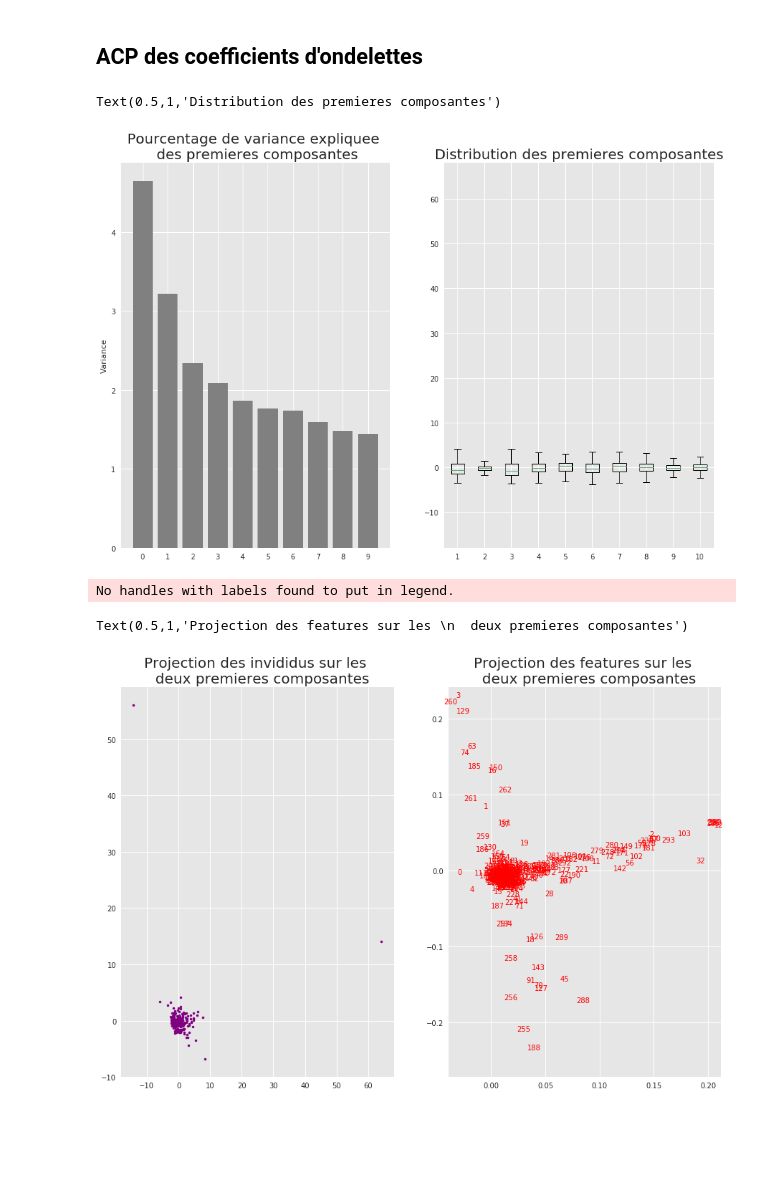
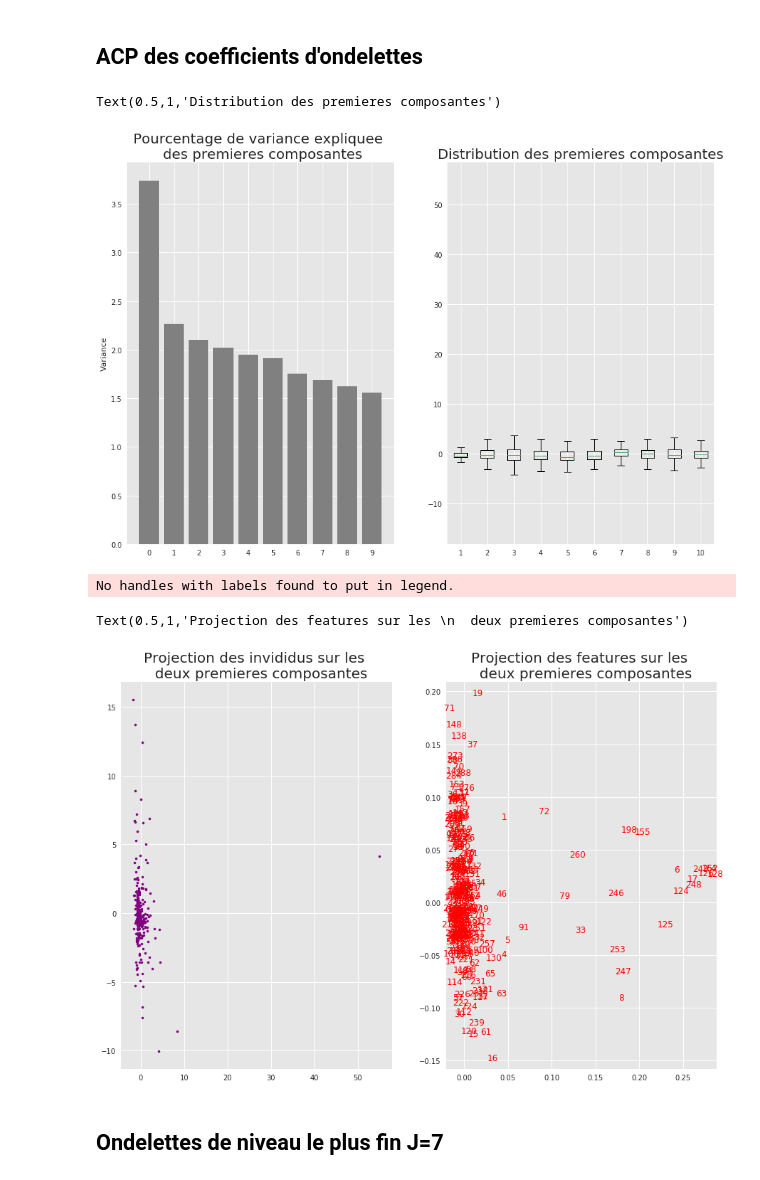
Before and after one commit to PaulCharnay/Projet_Anomalies, a Jupyter notebook: Ondelettes.ipynb, the cells around one changed output. Saved outputs shown, nothing was run; the diff lists cells and outputs as text; code cells hidden in the pictures; blank space fills up the shorter version.

Commit message:
modification ondelettes - ACP pour différents niveaux

```diff
--- a/Ondelettes.ipynb
+++ b/Ondelettes.ipynb
@@ -62,0 +75,7 @@ print(np.sum(Coeff!=0), np.sum(TCoeff!=0))
+# %%
+#long_max = min([len(x) for x in Coeff])
+long_max = 300
+
+seuil = np.array([x[:long_max] for x in Coeff])
+Tseuil = np.array([x[:long_max] for x in TCoeff])
+print(seuil)
@@ -63,2 +98,23 @@ print(np.sum(Coeff!=0), np.sum(TCoeff!=0))
+# %%
+N=int(0.1*long_max) #30% coeffs les plus importants
+seuil_30 = np.zeros((n,long_max))
+Tseuil_30 = np.zeros((n,long_max))
+for i in range(n):
+    #seuil
+    ind=np.argsort(seuil[i,:],axis=None)[::-1] #on trie du plus grand coeff au plus petit
+    ind=ind[0:N] #on recupere les indices des 30% plus grands coeffs
+    for j in range(long_max):
+        if j in ind:
+            seuil_30[i,j] = seuil[i,j] #on ne garde que les 30%
+    #Tseuil
+    ind=np.argsort(Tseuil[i,:],axis=None)[::-1] #on trie du plus grand coeff au plus petit
+    ind=ind[0:N] #on recupere les indices des 30% plus grands coeffs
+    for j in range(long_max):
+        if j in ind:
+            Tseuil_30[i,j] = Tseuil[i,j] #on ne garde que les 30%
+
+
+seuil=seuil_30
+Tseuil=Tseuil_30
 # %% [markdown]
 ## ACP des coefficients d'ondelettes
@@ -67,39 +121,31 @@ long_max=min([len(x) for x in Coeff])
-# %%
-seuil=[]
-for i in range(np.shape(Coeff)[0]):
-    c = Coeff[i].tolist()
-    c =[x for x in c if x >= np.sort(c)[-long_max]][:long_max]
-    seuil.append(c)
-
-seuil=np.asarray(seuil)
 # %%
 acp = sd.PCA()
-X_acp = acp.fit_transform(sp.scale(seuil))
+X_acp_ond = acp.fit_transform(sp.scale(seuil))
 # %%
 fig = plt.figure(figsize=(15,10))
 ax = fig.add_subplot(1,2,1)
 ax.bar(range(10), acp.explained_variance_ratio_[:10]*100, align='center', color='grey', ecolor='black')
 ax.set_xticks(range(10))
 ax.set_ylabel("Variance")
 ax.set_title("Pourcentage de variance expliquee \n des premieres composantes", fontsize=20)
 
 ax = fig.add_subplot(1,2,2)
-box=ax.boxplot(X_acp[:,0:10])
+box=ax.boxplot(X_acp_ond[:,0:10])
 ax.set_title("Distribution des premieres composantes", fontsize=20)
 # %% [output]
 Text(0.5,1,'Distribution des premieres composantes')
-[figure, old version]
+[figure, new version]
 # %%
 fig = plt.figure(figsize=(15,10))
 ax = fig.add_subplot(1,2,1)
-for x,y,s in zip(X_acp[:,0], X_acp[:,1], map(str,range(300))):
+for x,y,s in zip(X_acp_ond[:,0], X_acp_ond[:,1], map(str,range(n))):
     ax.plot(x,y,marker=".",color='purple')
 plt.legend(fontsize=15)
 ax.set_title("Projection des invididus sur les \n  deux premieres composantes", fontsize=20)
 
 
 ax = fig.add_subplot(1,2,2)
-for x,y,s in zip(acp.components_[0], acp.components_[1], map(str,range(300))):
+for x,y,s in zip(acp.components_[0], acp.components_[1], map(str,range(n))):
     ax.text(x,y,s, horizontalalignment="center", verticalalignment="center", color="red")
 ax.set_xlim(acp.components_[0].min()-0.002,acp.components_[0].max()+0.002)
 ax.set_ylim(acp.components_[1].min()-0.01,acp.components_[1].max()+0.01)
@@ -107,4 +153,6 @@ ax.set_title("Projection des features sur les \n  deux premieres composantes", f
 # %% [output]
 No handles with labels found to put in legend.
 Text(0.5,1,'Projection des features sur les \n  deux premieres composantes')
-[figure, old version]
+[figure, new version]
+# %% [markdown]
+## Ondelettes de niveau le plus fin J=7
```
Also changed, not shown: parts of 37 cells of this notebook.
